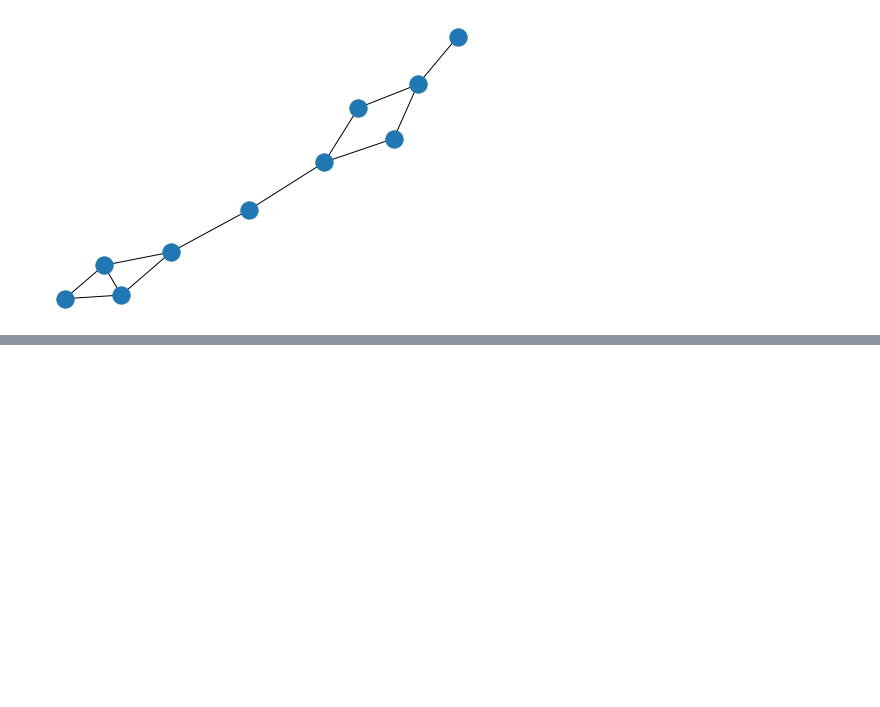
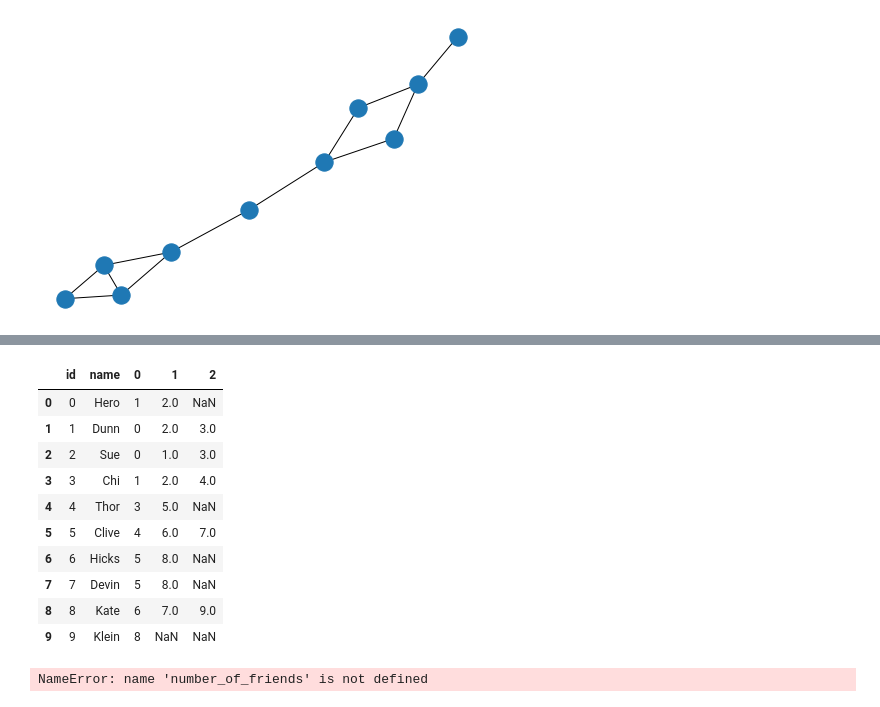
Before and after one commit to PaulApivat/dsfs, a Jupyter notebook: ch1/friendship_network.ipynb, the cells around one changed output, grey strips where cells are left out. Drawn from its saved outputs; the diff is of its cells as text; code cells hidden in the pictures; blank space fills up the shorter version.

```diff
--- a/ch1/friendship_network.ipynb
+++ b/ch1/friendship_network.ipynb
@@ -106,0 +137,4 @@ plt.show()
+# %%
+friendships_df = pd.DataFrame.from_dict(friendships, orient="index")
+
+friendships_df
@@ -106,0 +153,5 @@ plt.show()
+# %%
+friendships_df.reset_index(inplace=True)
+# %%
+friendships_df = friendships_df.rename(columns = {"id":"new column name"})
+friendships_df
@@ -106,0 +170,3 @@ plt.show()
+# %%
+friendships_df = friendships_df.rename(columns = {'index':'id'})
+friendships_df
@@ -106,0 +185,20 @@ plt.show()
+# %%
+users_friendships = pd.merge(users_df, friendships_df, on='id')
+users_friendships
+# %% [output]
+|  | id | name | 0 | 1 | 2 |
+| 0 | 0 | Hero | 1 | 2.0 | NaN |
+| 1 | 1 | Dunn | 0 | 2.0 | 3.0 |
+| 2 | 2 | Sue | 0 | 1.0 | 3.0 |
+| 3 | 3 | Chi | 1 | 2.0 | 4.0 |
+| 4 | 4 | Thor | 3 | 5.0 | NaN |
+| 5 | 5 | Clive | 4 | 6.0 | 7.0 |
+| 6 | 6 | Hicks | 5 | 8.0 | NaN |
+| 7 | 7 | Devin | 5 | 8.0 | NaN |
+| 8 | 8 | Kate | 6 | 7.0 | 9.0 |
+| 9 | 9 | Klein | 8 | NaN | NaN |
+# %%
+num_friends_by_id = [(user["id"], number_of_friends(user)) for user in users]
+num_friends_by_id
+# %% [output]
+NameError: name 'number_of_friends' is not defined
```
Also changed, not shown: parts of 11 cells of this notebook.
